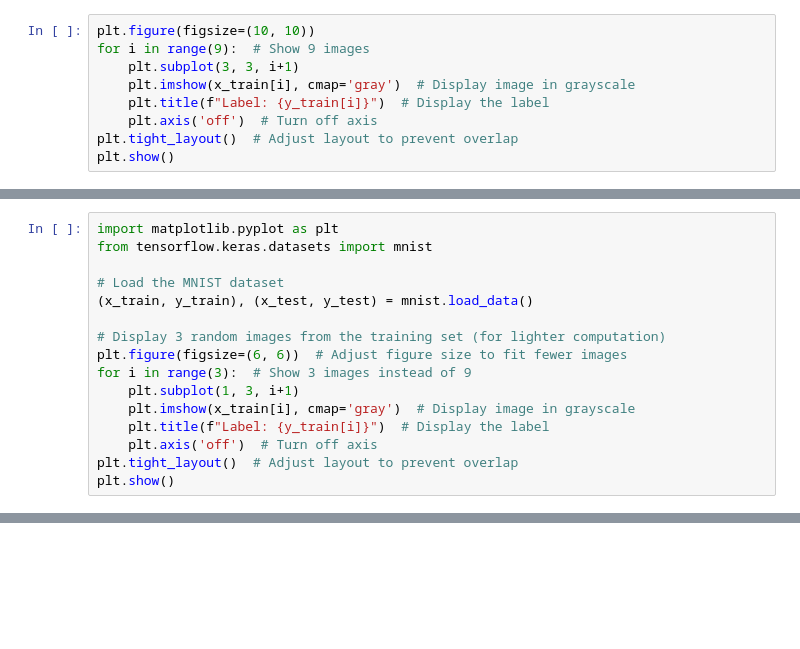
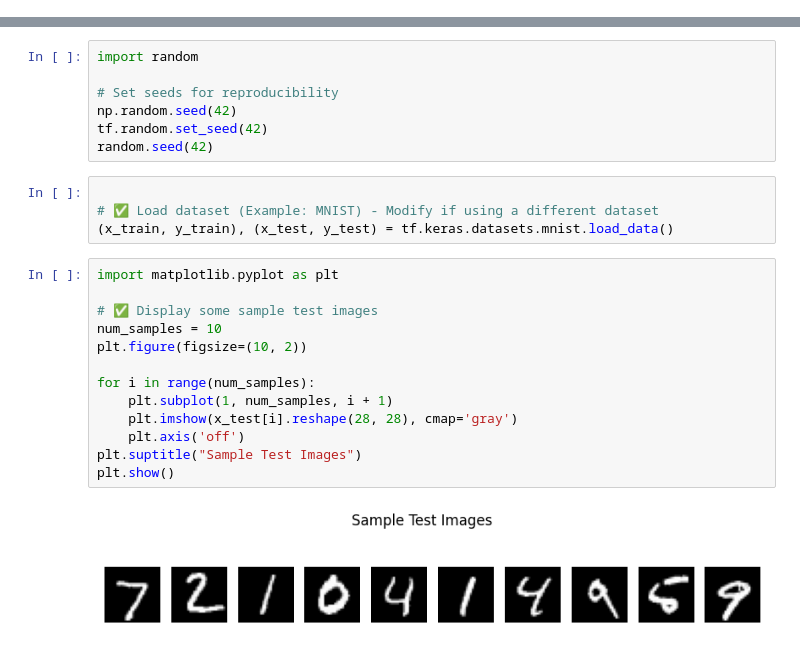
Before and after one commit to 21-501/marthala-Padmaja-, a Jupyter notebook: final_handwriting_recognition_code.ipynb, the cells around one changed output, grey strips where cells are left out. Saved outputs shown, nothing was run; the diff lists cells and outputs as text; blank space fills up the shorter version.

```diff
--- a/final_handwriting_recognition_code.ipynb
+++ b/final_handwriting_recognition_code.ipynb
@@ -44,9 +2,0 @@ Test labels shape: (10000,)
-# %%
-plt.figure(figsize=(10, 10))
-for i in range(9):  # Show 9 images
-    plt.subplot(3, 3, i+1)
-    plt.imshow(x_train[i], cmap='gray')  # Display image in grayscale
-    plt.title(f"Label: {y_train[i]}")  # Display the label
-    plt.axis('off')  # Turn off axis
-plt.tight_layout()  # Adjust layout to prevent overlap
-plt.show()
@@ -55,16 +2,0 @@ plt.show()
-# %%
-import matplotlib.pyplot as plt
-from tensorflow.keras.datasets import mnist
-
-# Load the MNIST dataset
-(x_train, y_train), (x_test, y_test) = mnist.load_data()
-
-# Display 3 random images from the training set (for lighter computation)
-plt.figure(figsize=(6, 6))  # Adjust figure size to fit fewer images
-for i in range(3):  # Show 3 images instead of 9
-    plt.subplot(1, 3, i+1)
-    plt.imshow(x_train[i], cmap='gray')  # Display image in grayscale
-    plt.title(f"Label: {y_train[i]}")  # Display the label
-    plt.axis('off')  # Turn off axis
-plt.tight_layout()  # Adjust layout to prevent overlap
-plt.show()
@@ -259,0 +12,26 @@ Epoch 20/20
+# %%
+import random
+
+# Set seeds for reproducibility
+np.random.seed(42)
+tf.random.set_seed(42)
+random.seed(42)
+# %%
+
+# ✅ Load dataset (Example: MNIST) - Modify if using a different dataset
+(x_train, y_train), (x_test, y_test) = tf.keras.datasets.mnist.load_data()
+# %%
+import matplotlib.pyplot as plt
+
+# ✅ Display some sample test images
+num_samples = 10
+plt.figure(figsize=(10, 2))
+
+for i in range(num_samples):
+    plt.subplot(1, num_samples, i + 1)
+    plt.imshow(x_test[i].reshape(28, 28), cmap='gray')
+    plt.axis('off')
+plt.suptitle("Sample Test Images")
+plt.show()
+# %% [output]
+[figure, added]
```
Also changed, not shown: parts of 34 cells of this notebook.
